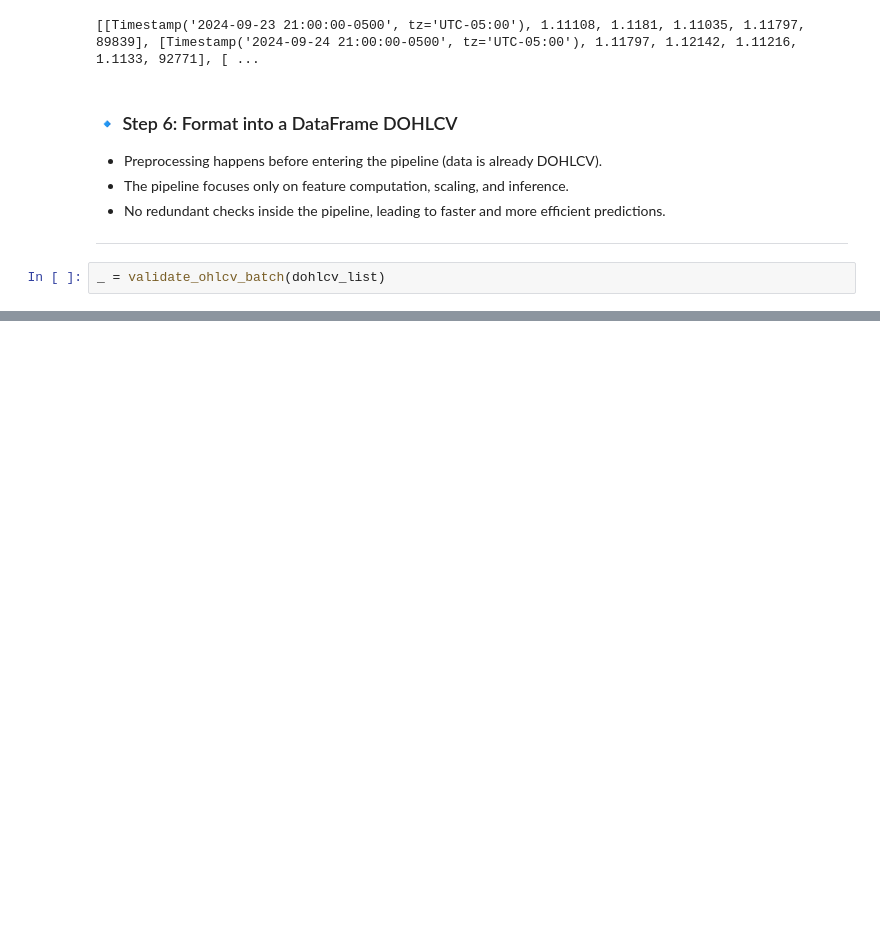
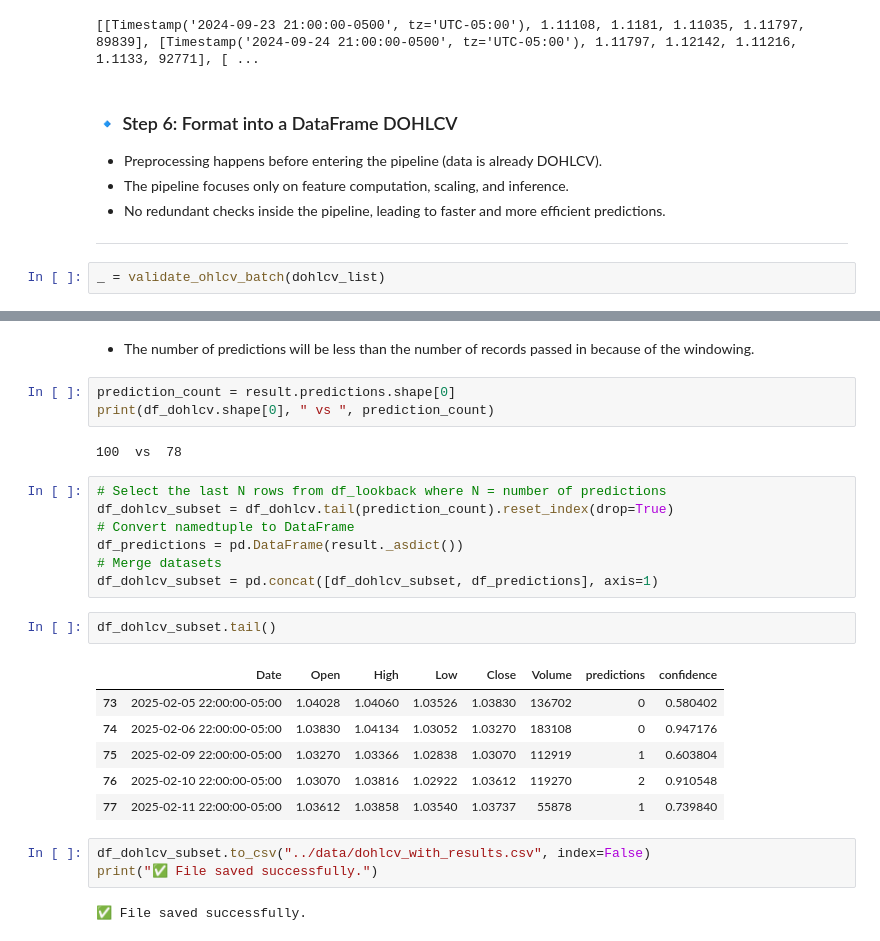
Before and after one commit to kjpou1/ConvolutionLab, a Jupyter notebook: notebook/notebooks/7_Predict_Pipeline.ipynb, the cells around one changed output, grey strips where cells are left out. Cells and saved outputs as stored; diff of their text form; blank space fills up the shorter version.

```diff
--- a/notebook/notebooks/7_Predict_Pipeline.ipynb
+++ b/notebook/notebooks/7_Predict_Pipeline.ipynb
@@ -465,0 +463,28 @@ _ = validate_ohlcv_batch(dohlcv_list)
+# %% [markdown]
+- The number of predictions will be less than the number of records passed in because of the windowing.
+# %%
+prediction_count = result.predictions.shape[0]
+print(df_dohlcv.shape[0], " vs ", prediction_count)
+# %% [output]
+100  vs  78
+# %%
+# Select the last N rows from df_lookback where N = number of predictions
+df_dohlcv_subset = df_dohlcv.tail(prediction_count).reset_index(drop=True)
+# Convert namedtuple to DataFrame
+df_predictions = pd.DataFrame(result._asdict())
+# Merge datasets
+df_dohlcv_subset = pd.concat([df_dohlcv_subset, df_predictions], axis=1)
+# %%
+df_dohlcv_subset.tail()
+# %% [output]
+|  | Date | Open | High | Low | Close | Volume | predictions | confidence |
+| 73 | 2025-02-05 22:00:00-05:00 | 1.04028 | 1.04060 | 1.03526 | 1.03830 | 136702 | 0 | 0.580402 |
+| 74 | 2025-02-06 22:00:00-05:00 | 1.03830 | 1.04134 | 1.03052 | 1.03270 | 183108 | 0 | 0.947176 |
+| 75 | 2025-02-09 22:00:00-05:00 | 1.03270 | 1.03366 | 1.02838 | 1.03070 | 112919 | 1 | 0.603804 |
+| 76 | 2025-02-10 22:00:00-05:00 | 1.03070 | 1.03816 | 1.02922 | 1.03612 | 119270 | 2 | 0.910548 |
+| 77 | 2025-02-11 22:00:00-05:00 | 1.03612 | 1.03858 | 1.03540 | 1.03737 | 55878 | 1 | 0.739840 |
+# %%
+df_dohlcv_subset.to_csv("../data/dohlcv_with_results.csv", index=False)
+print("✅ File saved successfully.")
+# %% [output]
+✅ File saved successfully.
```
Also changed, not shown: parts of 7 cells of this notebook, 2 other files.
